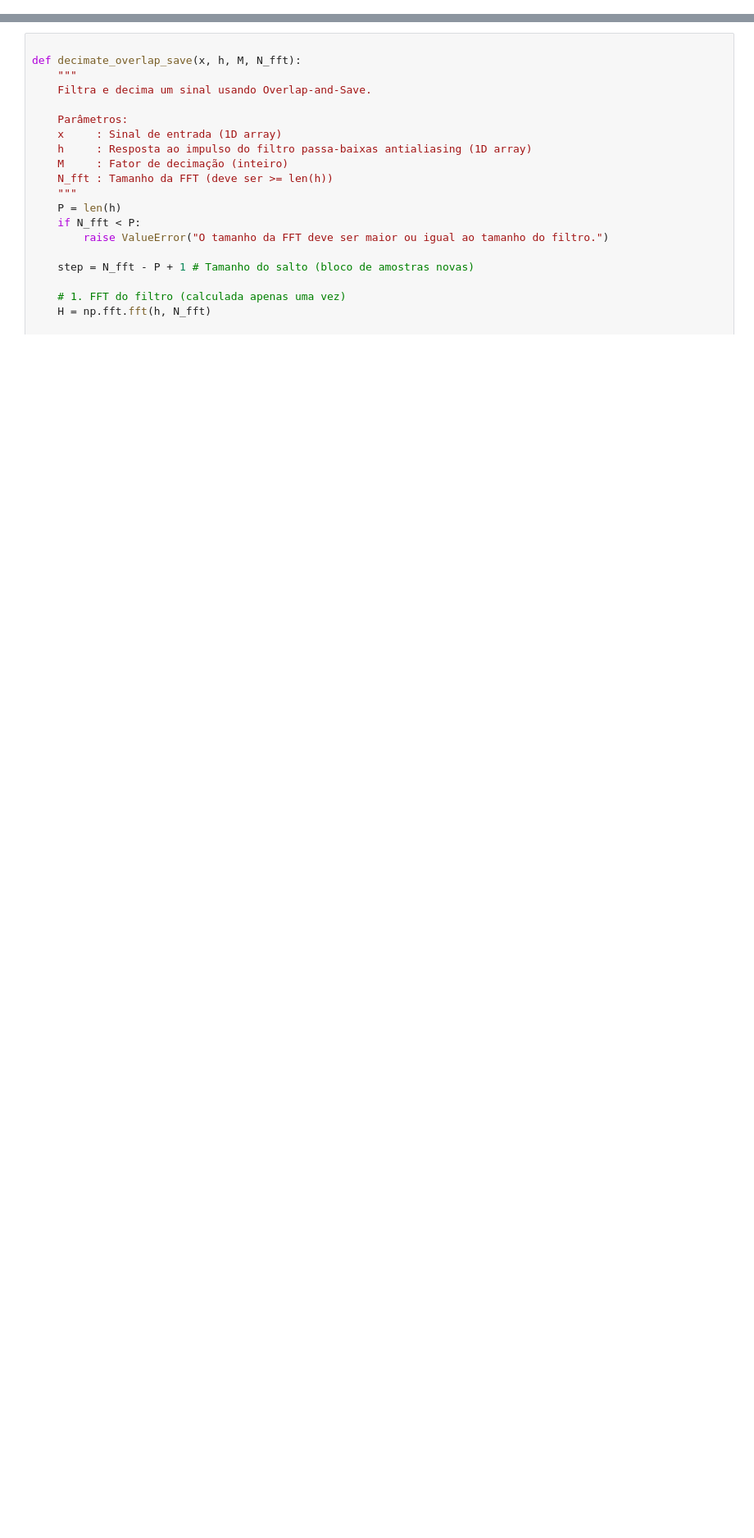
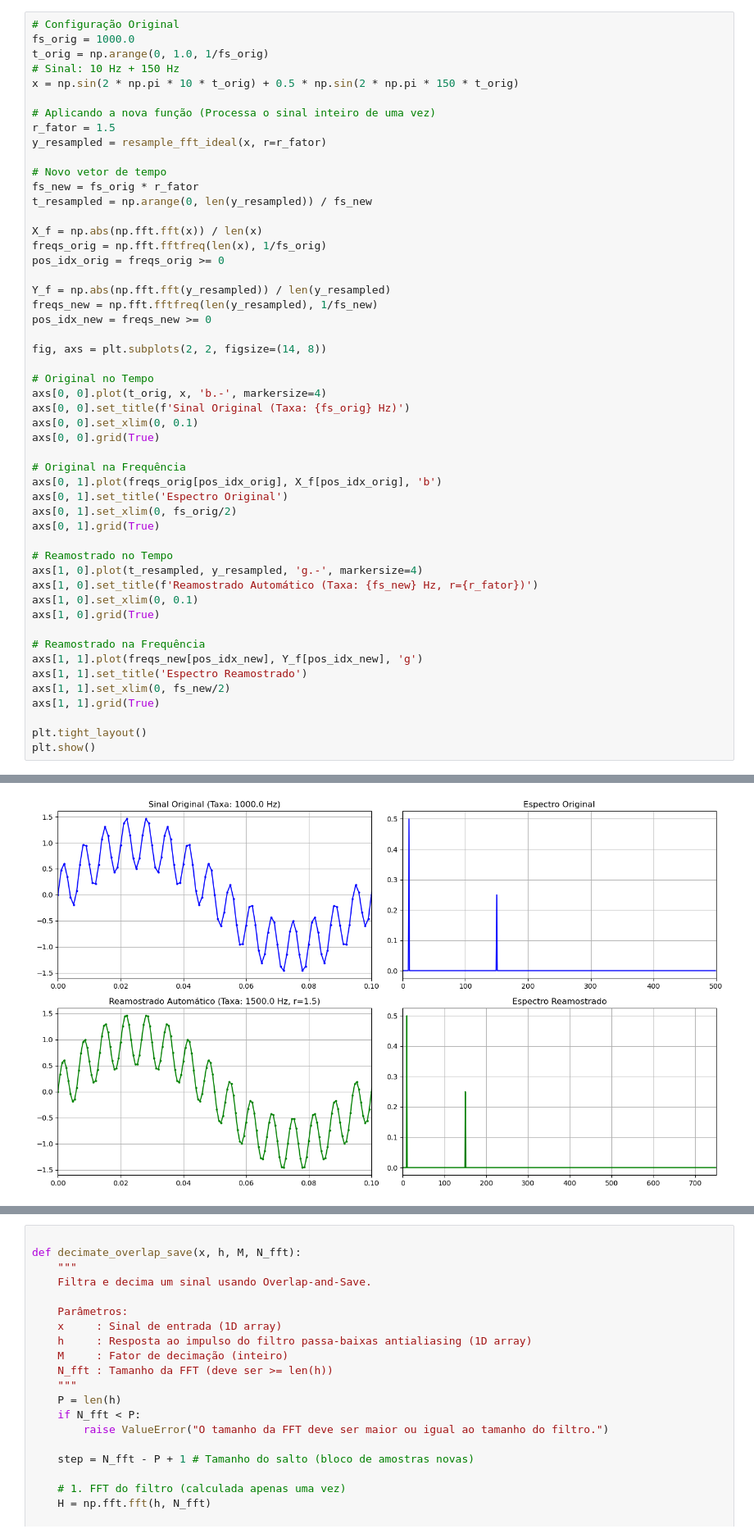
Before and after one commit to elmerfariass/DSPcap, a Jupyter notebook: SampleConverters.ipynb, the cells around one changed output, grey strips where cells are left out. Shown at 82% size. Drawn from its saved outputs; the diff is of its cells as text; blank space fills up the shorter version.

```diff
--- a/SampleConverters.ipynb
+++ b/SampleConverters.ipynb
@@ -11,0 +141,52 @@ from scipy.signal import firwin
+# %%
+# Configuração Original
+fs_orig = 1000.0
+t_orig = np.arange(0, 1.0, 1/fs_orig)
+# Sinal: 10 Hz + 150 Hz
+x = np.sin(2 * np.pi * 10 * t_orig) + 0.5 * np.sin(2 * np.pi * 150 * t_orig)
+
+# Aplicando a nova função (Processa o sinal inteiro de uma vez)
+r_fator = 1.5
+y_resampled = resample_fft_ideal(x, r=r_fator)
+
+# Novo vetor de tempo
+fs_new = fs_orig * r_fator
+t_resampled = np.arange(0, len(y_resampled)) / fs_new
+
+X_f = np.abs(np.fft.fft(x)) / len(x)
+freqs_orig = np.fft.fftfreq(len(x), 1/fs_orig)
+pos_idx_orig = freqs_orig >= 0
+
+Y_f = np.abs(np.fft.fft(y_resampled)) / len(y_resampled)
+freqs_new = np.fft.fftfreq(len(y_resampled), 1/fs_new)
+pos_idx_new = freqs_new >= 0
+
+fig, axs = plt.subplots(2, 2, figsize=(14, 8))
+
+# Original no Tempo
+axs[0, 0].plot(t_orig, x, 'b.-', markersize=4)
+axs[0, 0].set_title(f'Sinal Original (Taxa: {fs_orig} Hz)')
+axs[0, 0].set_xlim(0, 0.1)
+axs[0, 0].grid(True)
+
+# Original na Frequência
+axs[0, 1].plot(freqs_orig[pos_idx_orig], X_f[pos_idx_orig], 'b')
+axs[0, 1].set_title('Espectro Original')
+axs[0, 1].set_xlim(0, fs_orig/2)
+axs[0, 1].grid(True)
+
+# Reamostrado no Tempo
+axs[1, 0].plot(t_resampled, y_resampled, 'g.-', markersize=4)
+axs[1, 0].set_title(f'Reamostrado Automático (Taxa: {fs_new} Hz, r={r_fator})')
+axs[1, 0].set_xlim(0, 0.1)
+axs[1, 0].grid(True)
+
+# Reamostrado na Frequência
+axs[1, 1].plot(freqs_new[pos_idx_new], Y_f[pos_idx_new], 'g')
+axs[1, 1].set_title('Espectro Reamostrado')
+axs[1, 1].set_xlim(0, fs_new/2)
+axs[1, 1].grid(True)
+
+plt.tight_layout()
+plt.show()
+# %% [output]
@@ -11,0 +194 @@ from scipy.signal import firwin
+[figure, added]
```
Also changed, not shown: parts of 15 cells of this notebook, 2 other files.
